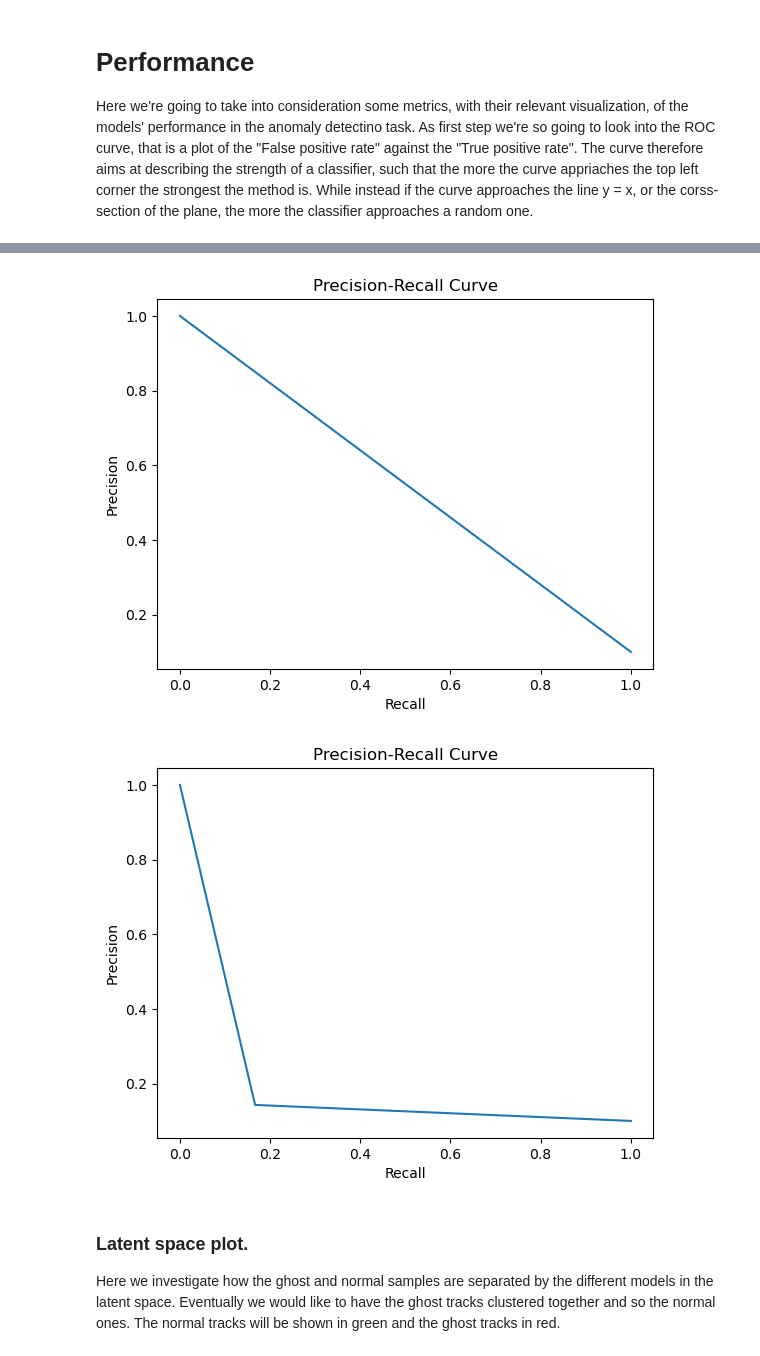
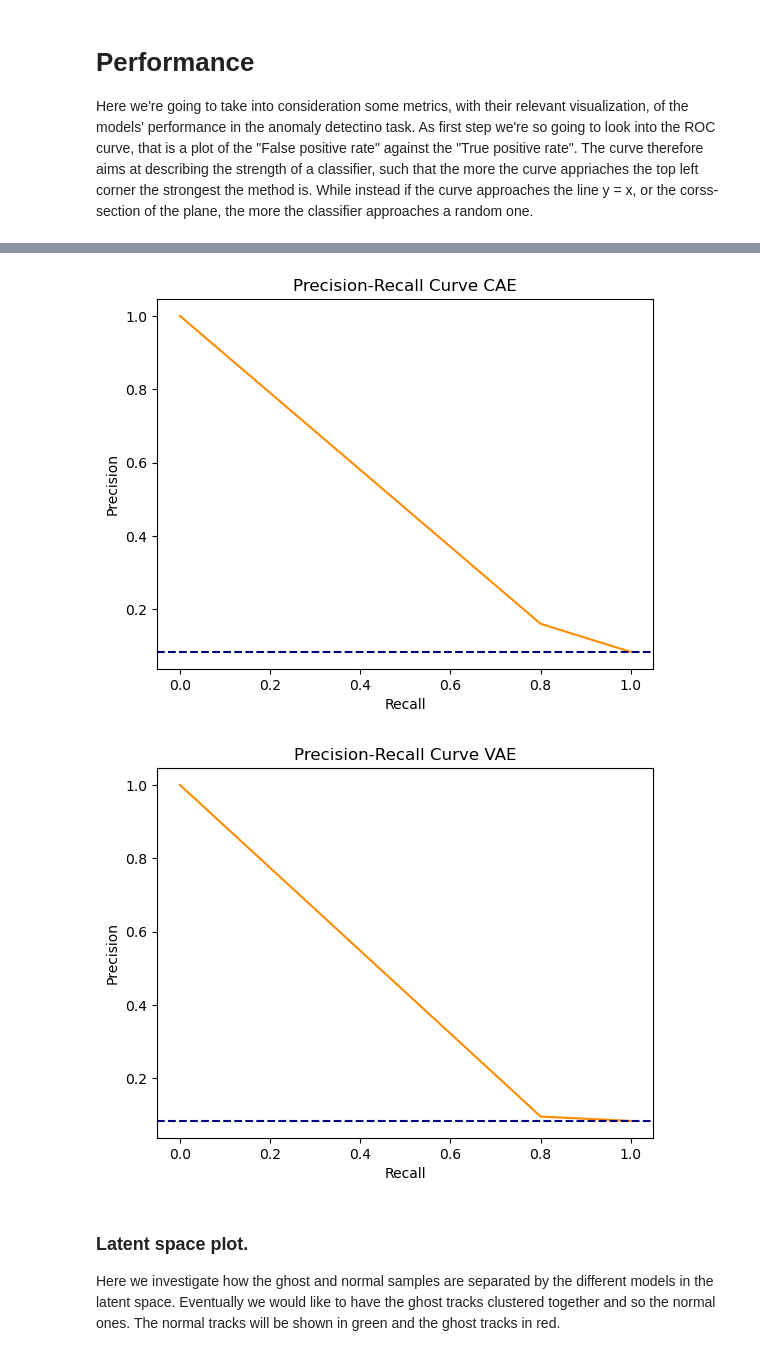
Before and after one commit to togetherthough/Deep-anomaly-detection-for-tracking-experiments-at-LHCb, a Jupyter notebook: notebook.ipynb, the cells around one changed output, grey strips where cells are left out. Cells and saved outputs as stored; diff of their text form; code cells hidden in the pictures.

```diff
--- a/notebook.ipynb
+++ b/notebook.ipynb
@@ -205,5 +205,5 @@ ae.build(input_shape=(train_normal_data.shape))
 #assuming a convex loss function the higher the number of epochs the better the results will be.
 #an higher batch size implies that a larger share of the training examples are processed together
 #this eventually leads to fatser training and higher generalizion error (model doesn't learn underlying distribution but training data)
-history_cae, training_time_cae = cae.train(train_normal_data, num_epochs=epochs, batch_size=30)
+history_cae, training_time_cae = cae.train(train_normal_data, epochs=epochs, batch_size=30)
 # %% [output]
@@ -222,4 +222,4 @@ Epoch 3/3
 # %%
-history_vae, training_time_vae = vae.train_standard(train_normal_data, epochs=epochs, batch_size=30, validation_split=0.2)
+history_vae, training_time_vae = vae.train(train_normal_data, epochs=epochs, batch_size=30, validation_split=0.2)
 # %% [output]
 Epoch 1/3
@@ -474,11 +481,14 @@ This type of plot is made to better understand the performance of the models, gi
 # %%
-def pr_curve(y_true, predictions):
+def pr_curve(y_true, predictions, name):
 
     precision, recall, _ = precision_recall_curve(y_true, predictions)
+    #find the no_skill classifier line
+    no_skill_precision = np.sum(y_true) / len(y_true)
 
     # plot the precision-recall curve
-    plt.plot(recall, precision)
+    plt.plot(recall, precision, color="darkorange")
+    plt.axhline(y=no_skill_precision, color='navy', linestyle='--', label='No Skill')
     plt.xlabel('Recall')
     plt.ylabel('Precision')
-    plt.title('Precision-Recall Curve')
+    plt.title('Precision-Recall Curve ' + name)
     plt.show()
@@ -489,11 +503,11 @@ pr_curve(y_test, predictions_ae)
 # %%
-pr_curve(y_test, predictions_cae)
+pr_curve(y_test, predictions_cae, name="CAE")
 # %% [output]
-[figure, old version]
+[figure, new version]
 # %%
-pr_curve(y_test, predictions_vae)
+pr_curve(y_test, predictions_vae, name="VAE")
 # %% [output]
-[figure, old version]
+[figure, new version]
 # %% [markdown]
 ### Latent space plot.
 
```
Also changed, not shown: parts of 37 cells of this notebook, 12 other files.
